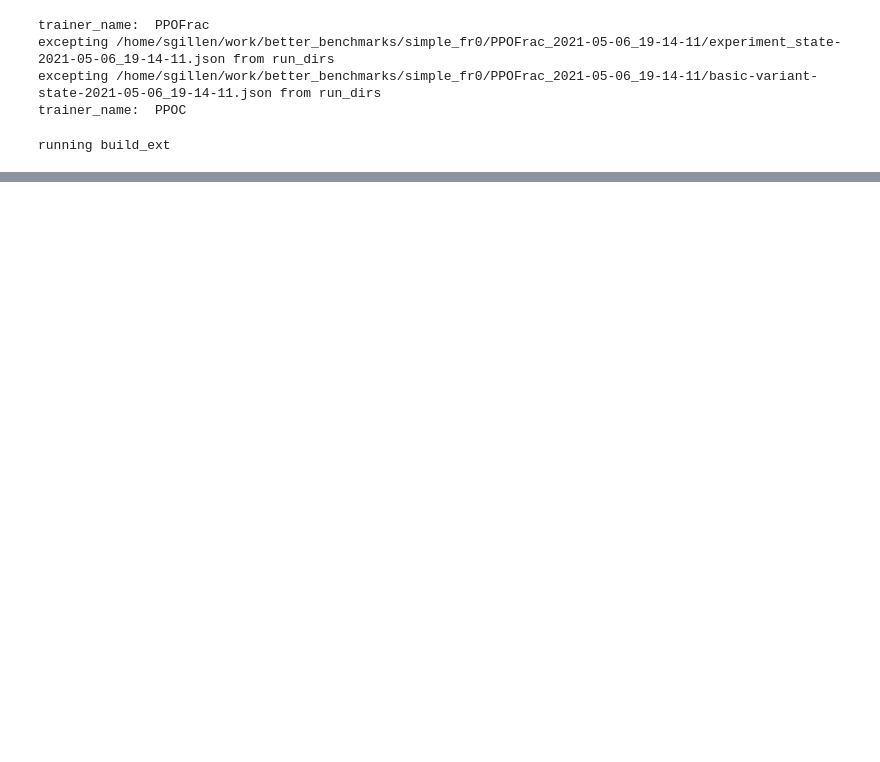
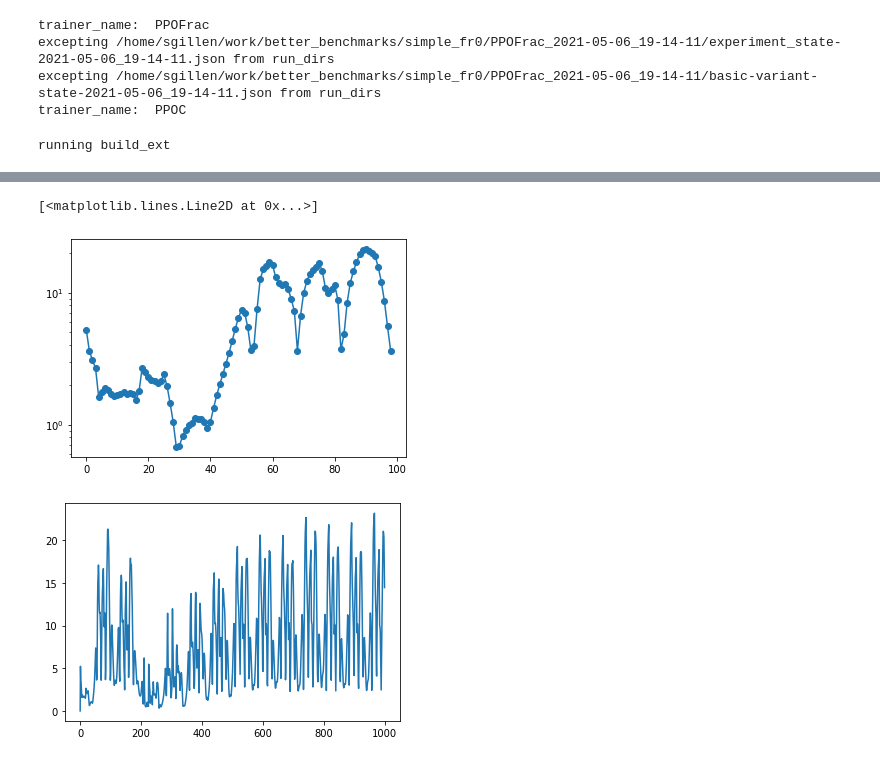
Before and after one commit to sgillen/better_benchmarks, a Jupyter notebook: eig_analysis.ipynb, the cells around one changed output, grey strips where cells are left out. Cells and saved outputs as stored; diff of their text form; code cells hidden in the pictures; blank space fills up the shorter version.

```diff
--- a/eig_analysis.ipynb
+++ b/eig_analysis.ipynb
@@ -273,0 +374,8 @@ running build_ext
+# %%
+plt.semilogy(diffs[1:100],'-o');
+plt.figure();
+plt.plot(diffs)
+# %% [output]
+[<matplotlib.lines.Line2D at 0x...>]
+[figure, added]
+[figure, added]
```
Also changed, not shown: parts of 10 cells of this notebook, 4 other files.
